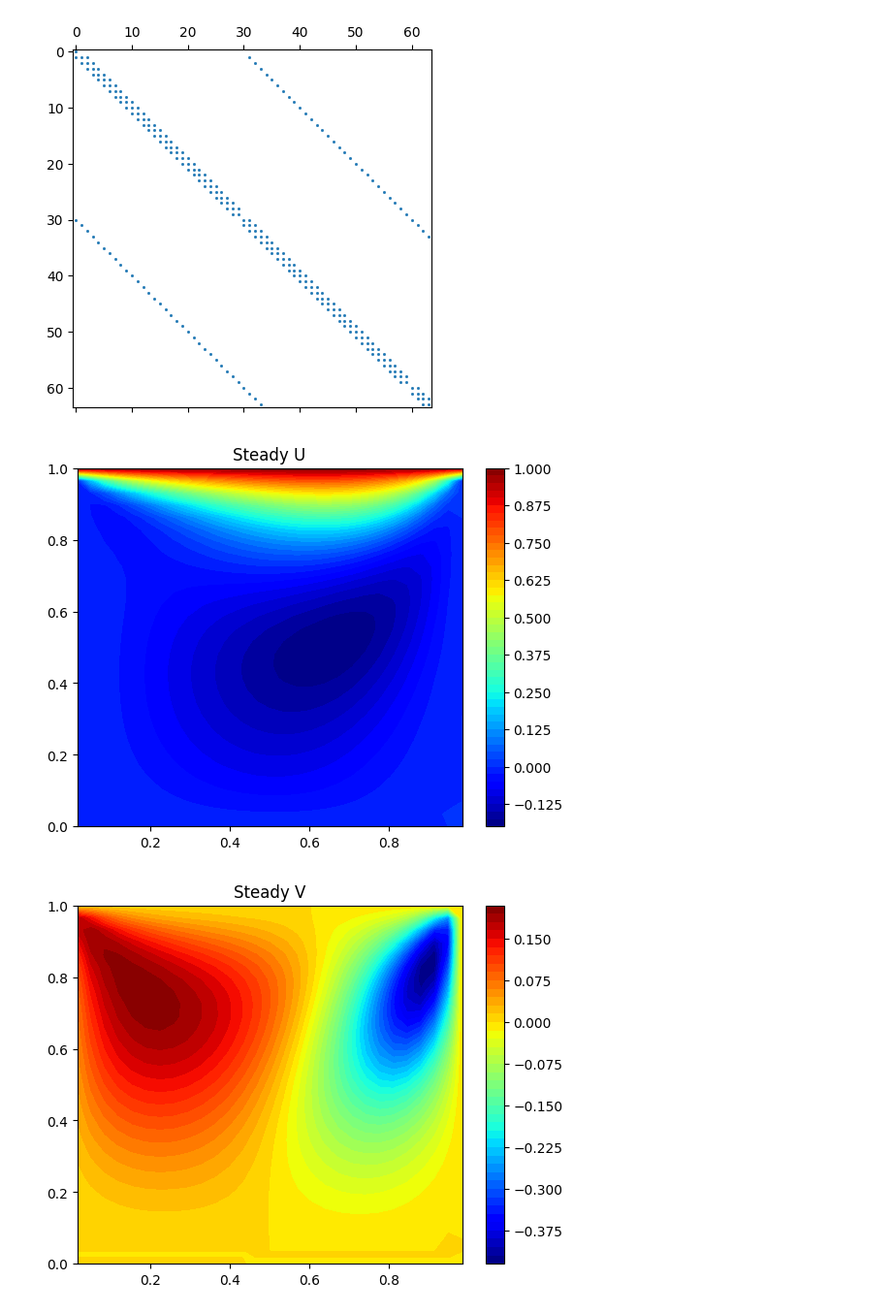
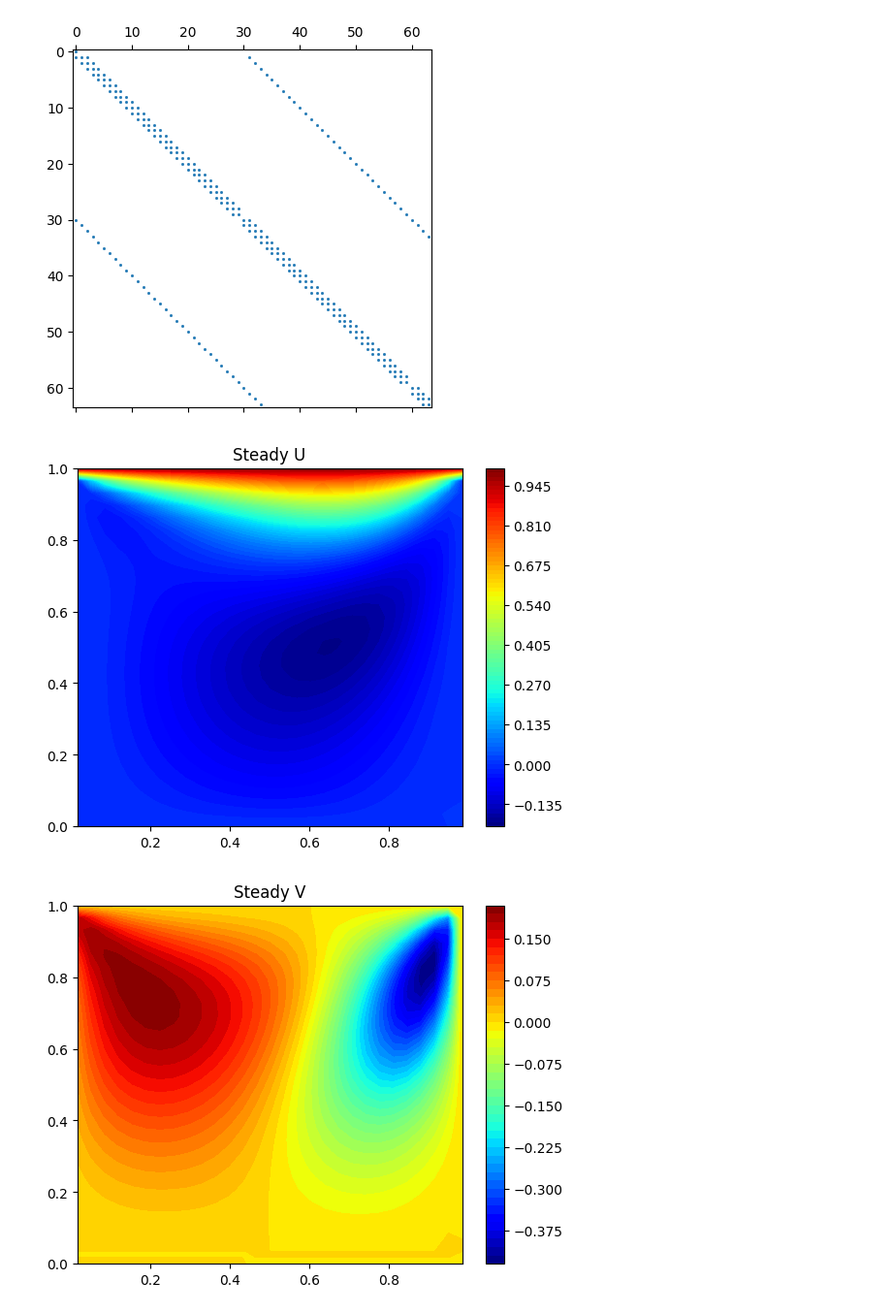
Before and after one commit to comp-physics/NISQ-Quantum-CFD, a Jupyter notebook: SIMPLE_LDC.ipynb, the cells around one changed output. Shown at 97% size. Cells and saved outputs as stored; diff of their text form; code cells hidden in the pictures.

```diff
--- a/SIMPLE_LDC.ipynb
+++ b/SIMPLE_LDC.ipynb
@@ -126,13 +126,13 @@ Ap Matrix Condition Number =  76518.47446407289
 # %%
 X, Y = np.meshgrid(x, y)
 plt.figure()
-plt.contourf(X, Y, u[1:imax,:].T, 50, cmap='jet')
+plt.contourf(X, Y, u[1:imax,:].T, 80, cmap='jet')
 plt.colorbar()
 # plt.axis([0, 1, 0, 1])
 plt.title("Steady U")
 plt.show()
 # %% [output]
-[figure, old version]
+[figure, new version]
 # %%
 plt.figure()
 X, Y = np.meshgrid(x, y)
```
Also changed, not shown: 3 other files.
